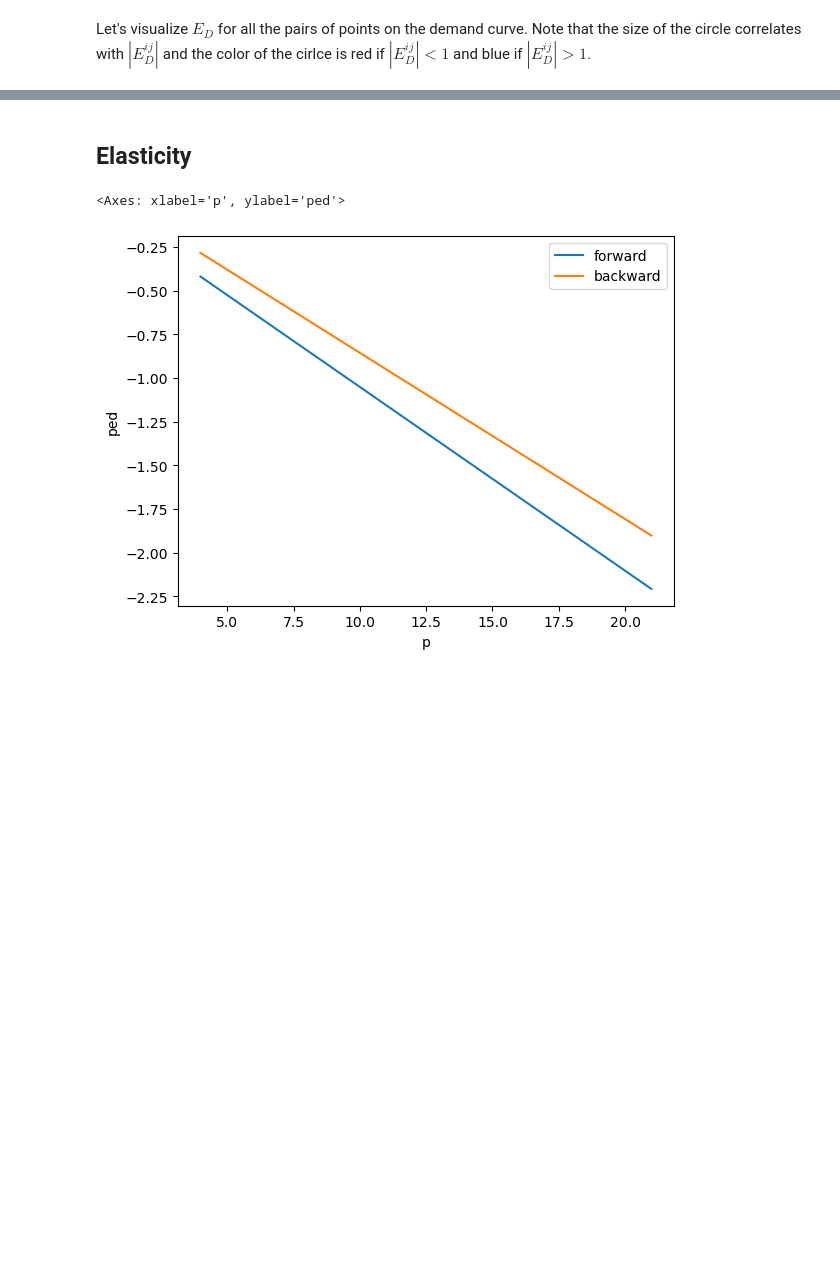
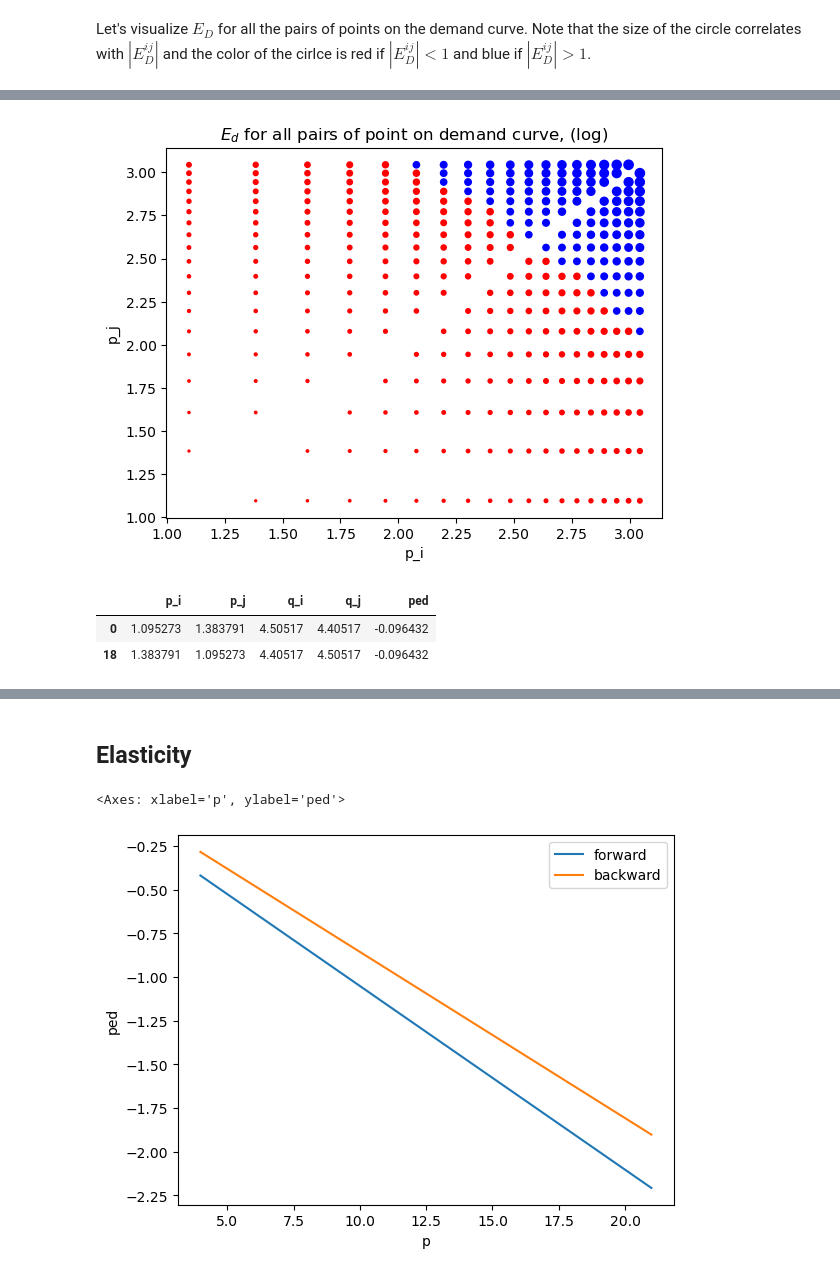
Before and after one commit to oneoffcoder/books, a Jupyter notebook: sphinx/datascience/source/Untitled.ipynb, the cells around one changed output, grey strips where cells are left out. Cells and saved outputs as stored; diff of their text form; code cells hidden in the pictures; blank space fills up the shorter version.

```diff
--- a/sphinx/datascience/source/Untitled.ipynb
+++ b/sphinx/datascience/source/Untitled.ipynb
@@ -118,0 +143,25 @@ _ = ped_df.assign(s=lambda d: np.abs(d['ped']) * 20) \
+# %%
+def compute_arc_elasticity(p_i, p_j, q_i, q_j):
+    a = (p_i + p_j) / (q_i + q_j)
+    b = (q_i - q_j) / (p_i - p_j)
+
+    return a * b
+
+arc_df = pd.DataFrame([(p_i, p_j, p2q[p_i], p2q[p_j], compute_arc_elasticity(p_i, p_j, p2q[p_i], p2q[p_j]))
+                       for p_i, p_j in price_pairs], columns=['p_i', 'p_j', 'q_i', 'q_j', 'ped'])
+# %%
+_ = arc_df.assign(s=lambda d: np.abs(d['ped']) * 20) \
+    .plot(
+        kind='scatter',
+        x='p_i', y='p_j', s='s',
+        color=np.abs(ped_df['ped']).apply(lambda v: 'r' if v < 1 else 'b'),
+        title=r'$E_d$ for all pairs of point on demand curve, (log)'
+    )
+# %% [output]
+[figure, added]
+# %%
+arc_df.iloc[[0, df.shape[0] - 1]]
+# %% [output]
+|  | p_i | p_j | q_i | q_j | ped |
+| 0 | 1.095273 | 1.383791 | 4.50517 | 4.40517 | -0.096432 |
+| 18 | 1.383791 | 1.095273 | 4.40517 | 4.50517 | -0.096432 |
```
Also changed, not shown: parts of 9 cells of this notebook.
